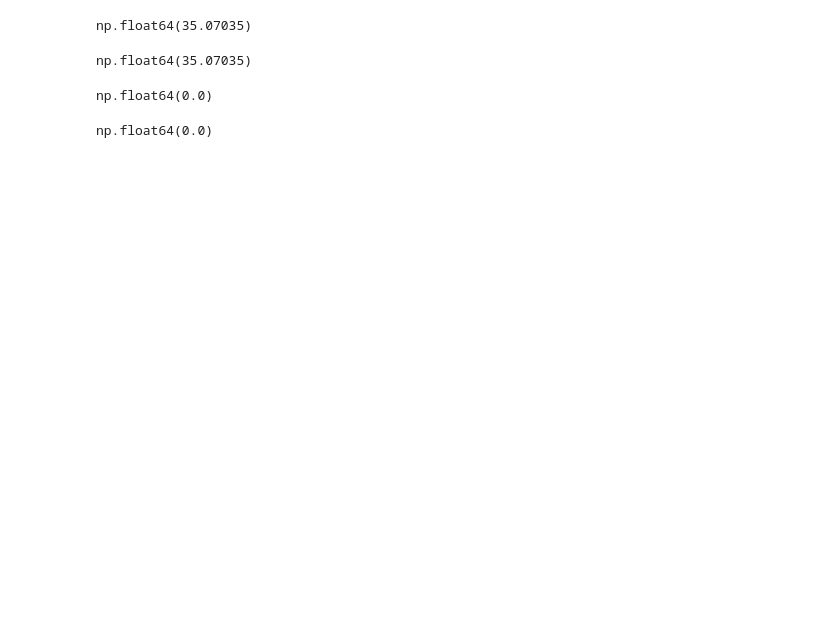
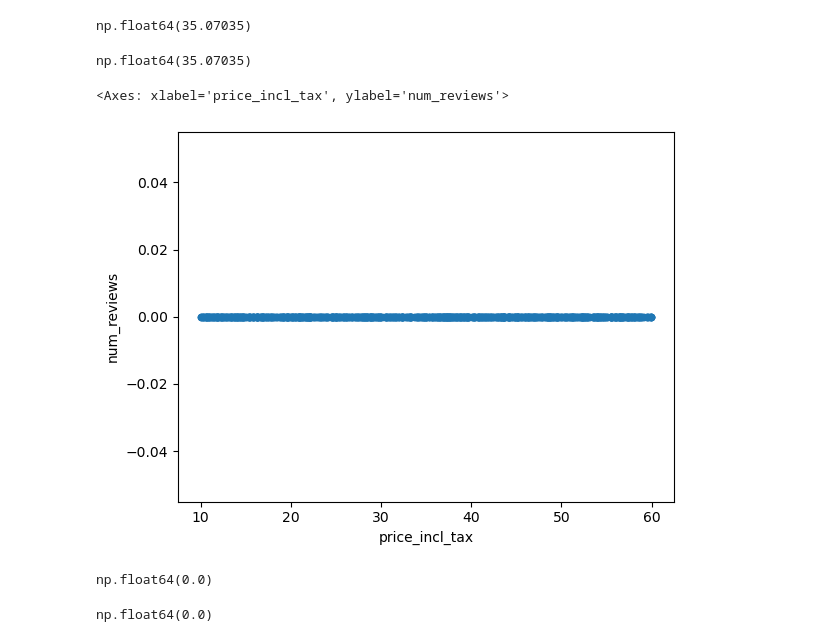
Before and after one commit to JavoxirAI/bookspider, a Jupyter notebook: bookspider.ipynb, the cells around one changed output. Saved outputs shown, nothing was run; the diff lists cells and outputs as text; code cells hidden in the pictures; blank space fills up the shorter version.

```diff
--- a/bookspider.ipynb
+++ b/bookspider.ipynb
@@ -165,6 +182,11 @@ np.float64(35.07035)
 df[df['num_reviews'] <= reviews_med]['price_incl_tax'].mean()
 # %% [output]
 np.float64(35.07035)
+# %%
+df.plot(x='price_incl_tax', y='num_reviews', kind='scatter')
+# %% [output]
+<Axes: xlabel='price_incl_tax', ylabel='num_reviews'>
+[figure, added]
 # %%
 # 5
 # %%
```
Also changed, not shown: parts of 19 cells of this notebook.
